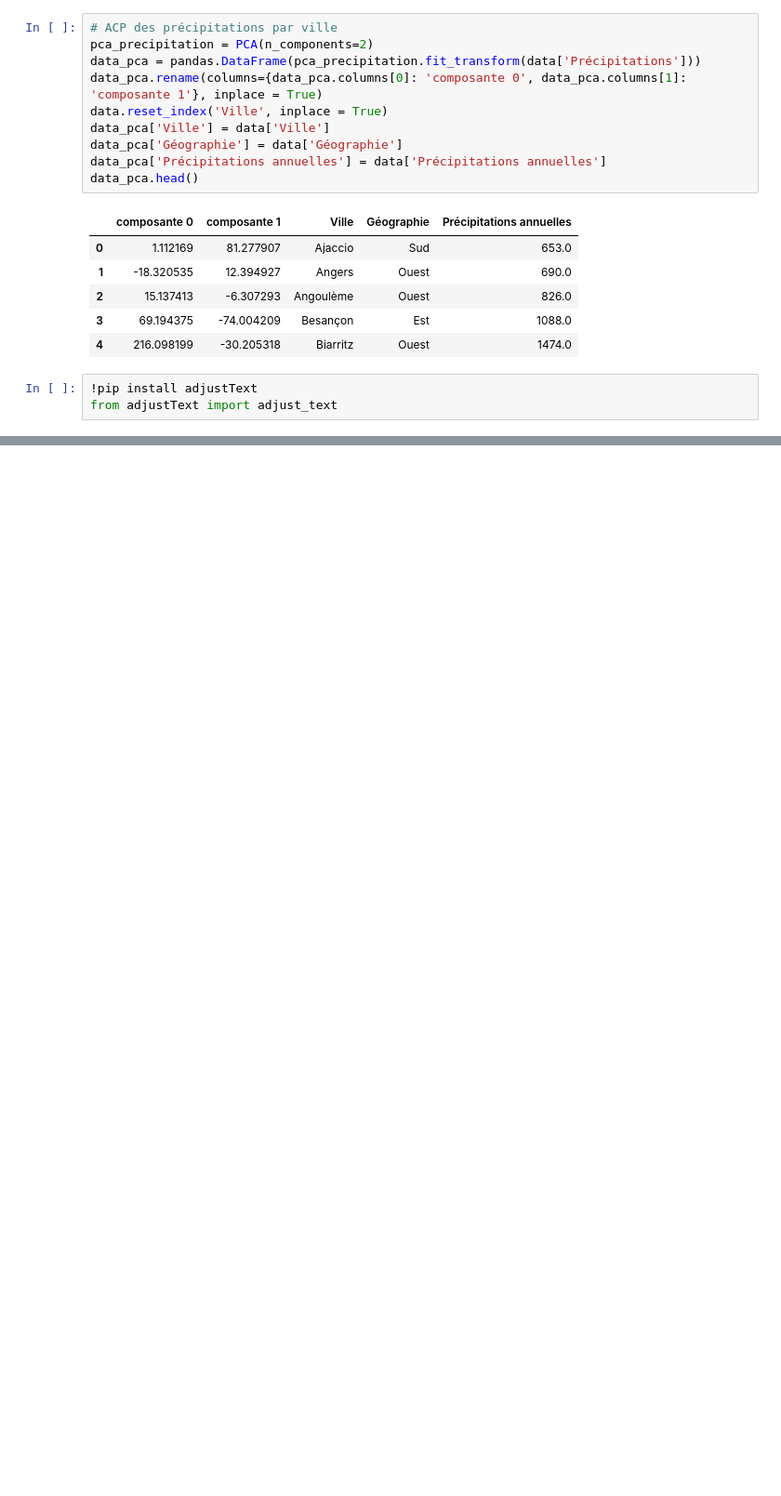
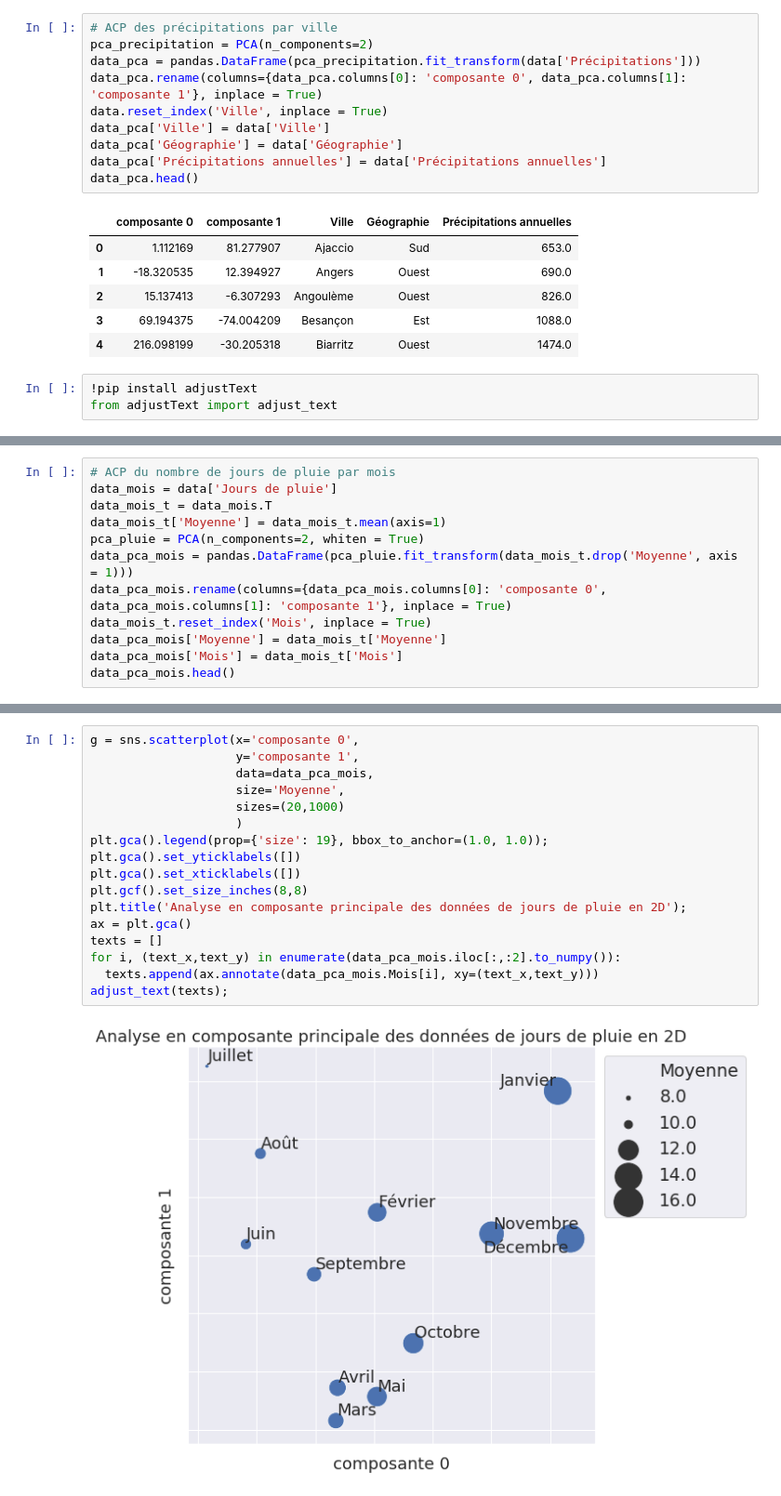
Before and after one commit to campusplage/compte-rendus-pellegrin-nagaratnam, a Jupyter notebook: TP2_sklearn.ipynb, the cells around one changed output, grey strips where cells are left out. Shown at 93% size. Saved outputs shown, nothing was run; the diff lists cells and outputs as text; blank space fills up the shorter version.

```diff
--- a/TP2_sklearn.ipynb
+++ b/TP2_sklearn.ipynb
@@ -511,0 +497,12 @@ plt.gca().legend(prop={'size': 19}, bbox_to_anchor=(1.55, 1.0));
+# %%
+# ACP du nombre de jours de pluie par mois
+data_mois = data['Jours de pluie']
+data_mois_t = data_mois.T
+data_mois_t['Moyenne'] = data_mois_t.mean(axis=1)
+pca_pluie = PCA(n_components=2, whiten = True)
+data_pca_mois = pandas.DataFrame(pca_pluie.fit_transform(data_mois_t.drop('Moyenne', axis = 1)))
+data_pca_mois.rename(columns={data_pca_mois.columns[0]: 'composante 0', data_pca_mois.columns[1]: 'composante 1'}, inplace = True)
+data_mois_t.reset_index('Mois', inplace = True)
+data_pca_mois['Moyenne'] = data_mois_t['Moyenne']
+data_pca_mois['Mois'] = data_mois_t['Mois']
+data_pca_mois.head()
@@ -511,0 +516,19 @@ plt.gca().legend(prop={'size': 19}, bbox_to_anchor=(1.55, 1.0));
+# %%
+g = sns.scatterplot(x='composante 0',
+                    y='composante 1',
+                    data=data_pca_mois,
+                    size='Moyenne',
+                    sizes=(20,1000)
+                    )
+plt.gca().legend(prop={'size': 19}, bbox_to_anchor=(1.0, 1.0));
+plt.gca().set_yticklabels([])
+plt.gca().set_xticklabels([])
+plt.gcf().set_size_inches(8,8)
+plt.title('Analyse en composante principale des données de jours de pluie en 2D');
+ax = plt.gca()
+texts = []
+for i, (text_x,text_y) in enumerate(data_pca_mois.iloc[:,:2].to_numpy()):
+  texts.append(ax.annotate(data_pca_mois.Mois[i], xy=(text_x,text_y)))
+adjust_text(texts);
+# %% [output]
+[figure, added]
```
Also changed, not shown: parts of 4 cells of this notebook.
